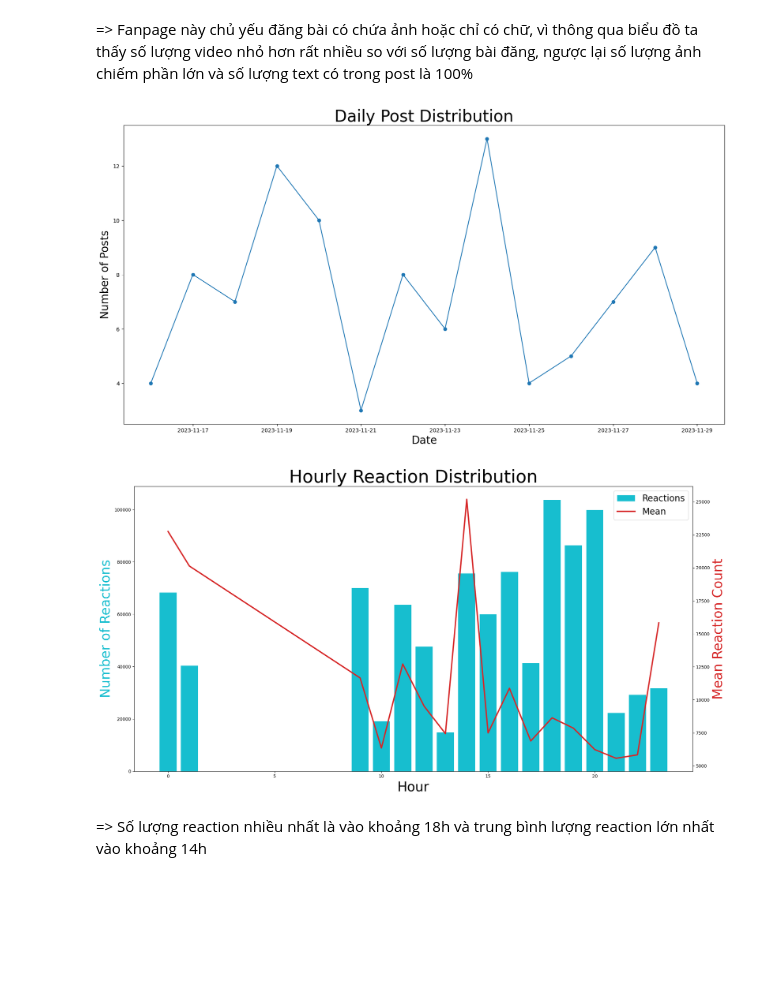
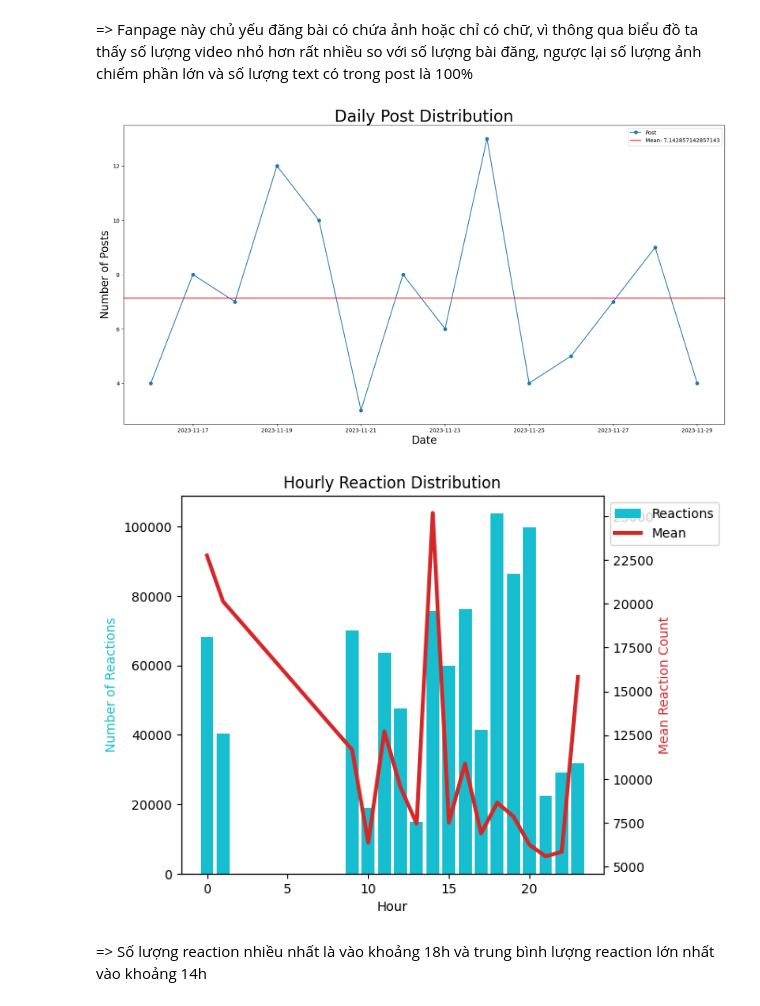
Before and after one commit to nguyenduchuyiu/facebook_analysis, a Jupyter notebook: Analyze_Data.ipynb, the cells around one changed output. Cells and saved outputs as stored; diff of their text form; code cells hidden in the pictures; blank space fills up the shorter version.

```diff
--- a/Analyze_Data.ipynb
+++ b/Analyze_Data.ipynb
@@ -23,37 +35,41 @@ sns.displot(
 # %% [markdown]
 => Fanpage này chủ yếu đăng bài có chứa ảnh hoặc chỉ có chữ, vì thông qua biểu đồ ta thấy số lượng video nhỏ hơn rất nhiều so với số lượng bài đăng, ngược lại số lượng ảnh chiếm phần lớn và số lượng text có trong post là 100%
 # %%
+df['time'] = pd.to_datetime(df['time'])
 daily_posts = df.resample('D', on='time').size()
+line = daily_posts.mean()
 
 fig, ax = plt.subplots(figsize=(20, 10))
 ax.plot(daily_posts.index, daily_posts.values, label="Post", marker="o")
+ax.axhline(line, color='r', linestyle='-', label=f'Mean: {line}')
 
 ax.set_title('Daily Post Distribution', fontsize=30)
 ax.set_xlabel('Date', fontsize=20)
 ax.set_ylabel('Number of Posts', fontsize=20)
+ax.legend()
 
 plt.show()
 # %% [output]
-[figure, old version]
+[figure, new version]
 # %%
 hourly_reactions = df.groupby('hour')['reaction_count'].sum()
 line = df.groupby('hour')['reaction_count'].mean()
 
 fig, ax1 = plt.subplots()
-ax1.set_xlabel('Hour', fontsize=30)
-ax1.set_ylabel('Number of Reactions', color='tab:cyan', fontsize=30)
+ax1.set_xlabel('Hour')
+ax1.set_ylabel('Number of Reactions', color='tab:cyan')
 ax1.bar(hourly_reactions.index, hourly_reactions, color='tab:cyan', label='Reactions')
 
 ax2 = ax1.twinx()
 ax2.plot(line.index, line.values, color='tab:red', linestyle='-', linewidth=3, label='Mean')
-ax2.set_ylabel('Mean Reaction Count', color='tab:red', fontsize=30)
+ax2.set_ylabel('Mean Reaction Count', color='tab:red')
 
 fig.tight_layout()
-plt.title('Hourly Reaction Distribution', fontsize=40)
-fig.legend(loc="upper right", bbox_to_anchor=(1,1), bbox_transform=ax1.transAxes, fontsize=20)
+plt.title('Hourly Reaction Distribution')
+fig.legend(loc="upper left", bbox_to_anchor=(1,1), bbox_transform=ax1.transAxes)
 plt.show()
 # %% [output]
-[figure, old version]
+[figure, new version]
 # %% [markdown]
 => Số lượng reaction nhiều nhất là vào khoảng 18h và trung bình lượng reaction lớn nhất vào khoảng 14h
 # %%
```
Also changed, not shown: parts of 20 cells of this notebook, 4 other files.
